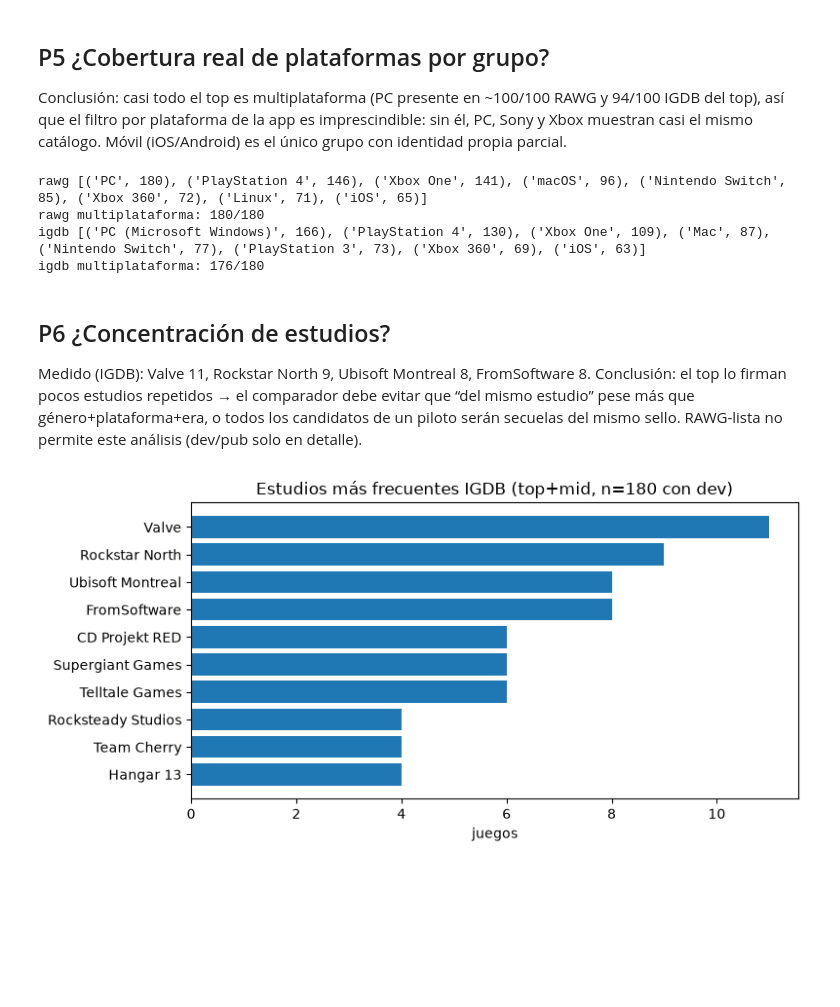
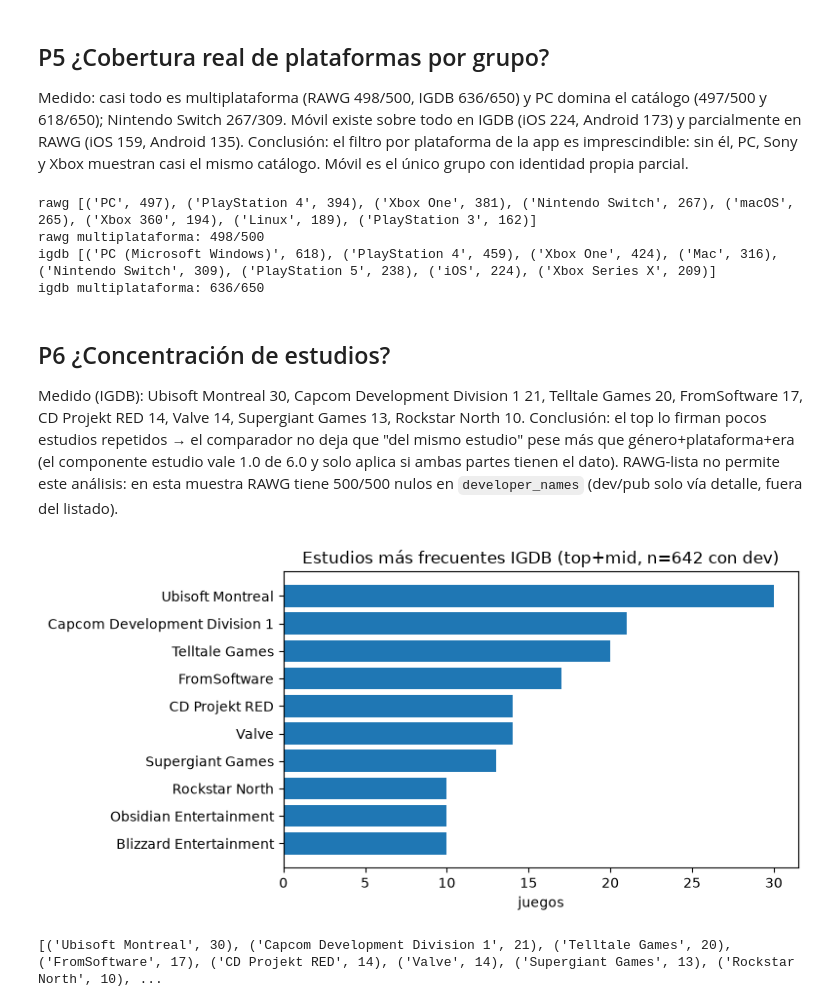
Before and after one commit to alvarodc093-pixel/GameScope, a Jupyter notebook: notebooks/02_eda.ipynb, the cells around one changed output. Cells and saved outputs as stored; diff of their text form; code cells hidden in the pictures; blank space fills up the shorter version.

```diff
--- a/notebooks/02_eda.ipynb
+++ b/notebooks/02_eda.ipynb
@@ -45,4 +45,12 @@ for ax, src in zip(axes, ("rawg", "igdb")):
     ax.set_xlabel("juegos")
 plt.tight_layout()
 plt.show()
+for src in ('rawg', 'igdb'):
+    c = Counter()
+    for r in rows:
+        if r['source'] == src:
+            for x in (r['genre_names'] or '').split('|'):
+                if x.strip():
+                    c[x.strip()] += 1
+    print(src, c.most_common(8))
 # %% [output]
@@ -63,4 +73,9 @@ for ax, (src, col, title) in zip(axes.flat, specs):
     ax.set_xlabel("puntuación"); ax.set_ylabel("juegos")
 plt.tight_layout()
 plt.show()
+import statistics
+for src, col, title in specs:
+    vs = [num(r[col]) for r in rows if r['source'] == src]
+    vs = [x for x in vs if x is not None]
+    print(f'{title}: med={statistics.median(vs):.2f} n={len(vs)}')
 # %% [output]
@@ -101,4 +120,8 @@ for ax, src in zip(axes, ("rawg", "igdb")):
     ax.set_xlabel("año"); ax.set_ylabel("juegos")
 plt.tight_layout()
 plt.show()
+for src in ('rawg', 'igdb'):
+    ys = [int(r['release_date'][:4]) for r in rows
+          if r['source'] == src and (r['release_date'] or '')[:4].isdigit()]
+    print(src, 'mediana', int(statistics.median(ys)), 'rango', min(ys), '-', max(ys))
 # %% [output]
@@ -106,7 +131,7 @@ plt.show()
 # %% [markdown]
 ## P5 ¿Cobertura real de plataformas por grupo?
 
-Conclusión: casi todo el top es multiplataforma (PC presente en ~100/100 RAWG y 94/100 IGDB del top), así que el filtro por plataforma de la app es imprescindible: sin él, PC, Sony y Xbox muestran casi el mismo catálogo. Móvil (iOS/Android) es el único grupo con identidad propia parcial.
+Medido: casi todo es multiplataforma (RAWG 498/500, IGDB 636/650) y PC domina el catálogo (497/500 y 618/650); Nintendo Switch 267/309. Móvil existe sobre todo en IGDB (iOS 224, Android 173) y parcialmente en RAWG (iOS 159, Android 135). Conclusión: el filtro por plataforma de la app es imprescindible: sin él, PC, Sony y Xbox muestran casi el mismo catálogo. Móvil es el único grupo con identidad propia parcial.
 # %%
 from collections import Counter
 for src in ("rawg", "igdb"):
@@ -121,30 +146,33 @@ for src in ("rawg", "igdb"):
     n = sum(1 for r in rows if r["source"] == src)
     print(src, f"multiplataforma: {multi}/{n}")
 # %% [output]
-rawg [('PC', 180), ('PlayStation 4', 146), ('Xbox One', 141), ('macOS', 96), ('Nintendo Switch', 85), ('Xbox 360', 72), ('Linux', 71), ('iOS', 65)]
-rawg multiplataforma: 180/180
-igdb [('PC (Microsoft Windows)', 166), ('PlayStation 4', 130), ('Xbox One', 109), ('Mac', 87), ('Nintendo Switch', 77), ('PlayStation 3', 73), ('Xbox 360', 69), ('iOS', 63)]
-igdb multiplataforma: 176/180
+rawg [('PC', 497), ('PlayStation 4', 394), ('Xbox One', 381), ('Nintendo Switch', 267), ('macOS', 265), ('Xbox 360', 194), ('Linux', 189), ('PlayStation 3', 162)]
+rawg multiplataforma: 498/500
+igdb [('PC (Microsoft Windows)', 618), ('PlayStation 4', 459), ('Xbox One', 424), ('Mac', 316), ('Nintendo Switch', 309), ('PlayStation 5', 238), ('iOS', 224), ('Xbox Series X', 209)]
+igdb multiplataforma: 636/650
 # %% [markdown]
 ## P6 ¿Concentración de estudios?
 
-Medido (IGDB): Valve 11, Rockstar North 9, Ubisoft Montreal 8, FromSoftware 8. Conclusión: el top lo firman pocos estudios repetidos → el comparador debe evitar que “del mismo estudio” pese más que género+plataforma+era, o todos los candidatos de un piloto serán secuelas del mismo sello. RAWG-lista no permite este análisis (dev/pub solo en detalle).
+Medido (IGDB): Ubisoft Montreal 30, Capcom Development Division 1 21, Telltale Games 20, FromSoftware 17, CD Projekt RED 14, Valve 14, Supergiant Games 13, Rockstar North 10. Conclusión: el top lo firman pocos estudios repetidos → el comparador no deja que "del mismo estudio" pese más que género+plataforma+era (el componente estudio vale 1.0 de 6.0 y solo aplica si ambas partes tienen el dato). RAWG-lista no permite este análisis: en esta muestra RAWG tiene 500/500 nulos en `developer_names` (dev/pub solo vía detalle, fuera del listado).
 # %%
 c = Counter()
 for r in rows:
     if r["source"] == "igdb":
         for x in (r["developer_names"] or "").split("|"):
             if x.strip():
                 c[x.strip()] += 1
 top = c.most_common(10)[::-1]
 plt.figure(figsize=(8, 4))
 plt.barh([k for k, _ in top], [v for _, v in top])
-plt.title("Estudios más frecuentes IGDB (top+mid, n=180 con dev)")
+n_dev = sum(1 for r in rows if r["source"] == "igdb" and (r["developer_names"] or "").strip())
+plt.title(f"Estudios más frecuentes IGDB (top+mid, n={n_dev} con dev)")
 plt.xlabel("juegos")
 plt.tight_layout()
 plt.show()
+print(c.most_common(10))
 # %% [output]
-[figure, old version]
+[figure, new version]
+[('Ubisoft Montreal', 30), ('Capcom Development Division 1', 21), ('Telltale Games', 20), ('FromSoftware', 17), ('CD Projekt RED', 14), ('Valve', 14), ('Supergiant Games', 13), ('Rockstar North', 10), ...
 # %% [markdown]
 ## Decisiones para modelo y app (salen de este EDA)
 
```
Also changed, not shown: parts of 11 cells of this notebook, 42 other files.
